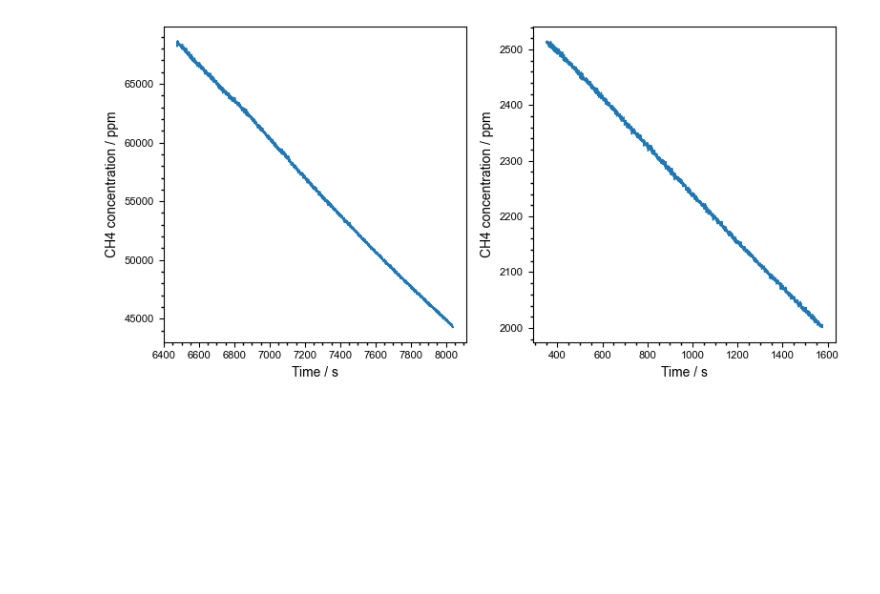
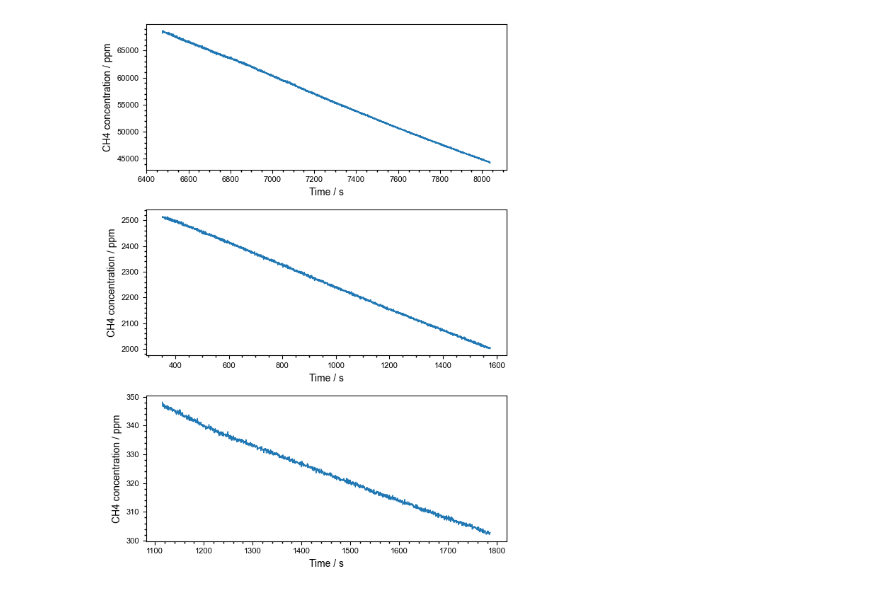
Before and after one commit to Normann25/Manganese-chlorides, a Jupyter notebook: ISAMO/leak_rates.ipynb, the cells around one changed output. Saved outputs shown, nothing was run; the diff lists cells and outputs as text; code cells hidden in the pictures; blank space fills up the shorter version.

```diff
--- a/ISAMO/leak_rates.ipynb
+++ b/ISAMO/leak_rates.ipynb
@@ -16,14 +16,15 @@ path = '../../../KU/Bachelor+Research/Data/Axetris/Own setup/'
 
 leak_test = read_data(path)
 # %%
-fig, ax = plt.subplots(1,2, figsize = (8, 4))
+fig, ax = plt.subplots(3,1, figsize = (6, 8))
 
 overview_plot_leak(ax[0], leak_test['Leak_test1_05032024'][4400:7600])
 overview_plot_leak(ax[1], leak_test['Leak_test2_05032024'][700:-1])
+overview_plot_leak(ax[2], leak_test['Leak_test3_07032024'][1300:])
 
 fig.tight_layout()
 fig.savefig('leak_test.png', dpi = 600)
 plt.show()
 # %% [output]
-[figure, old version]
+[figure, new version]
 # %%
```
Also changed, not shown: parts of 3 cells of this notebook, 3 other files.
